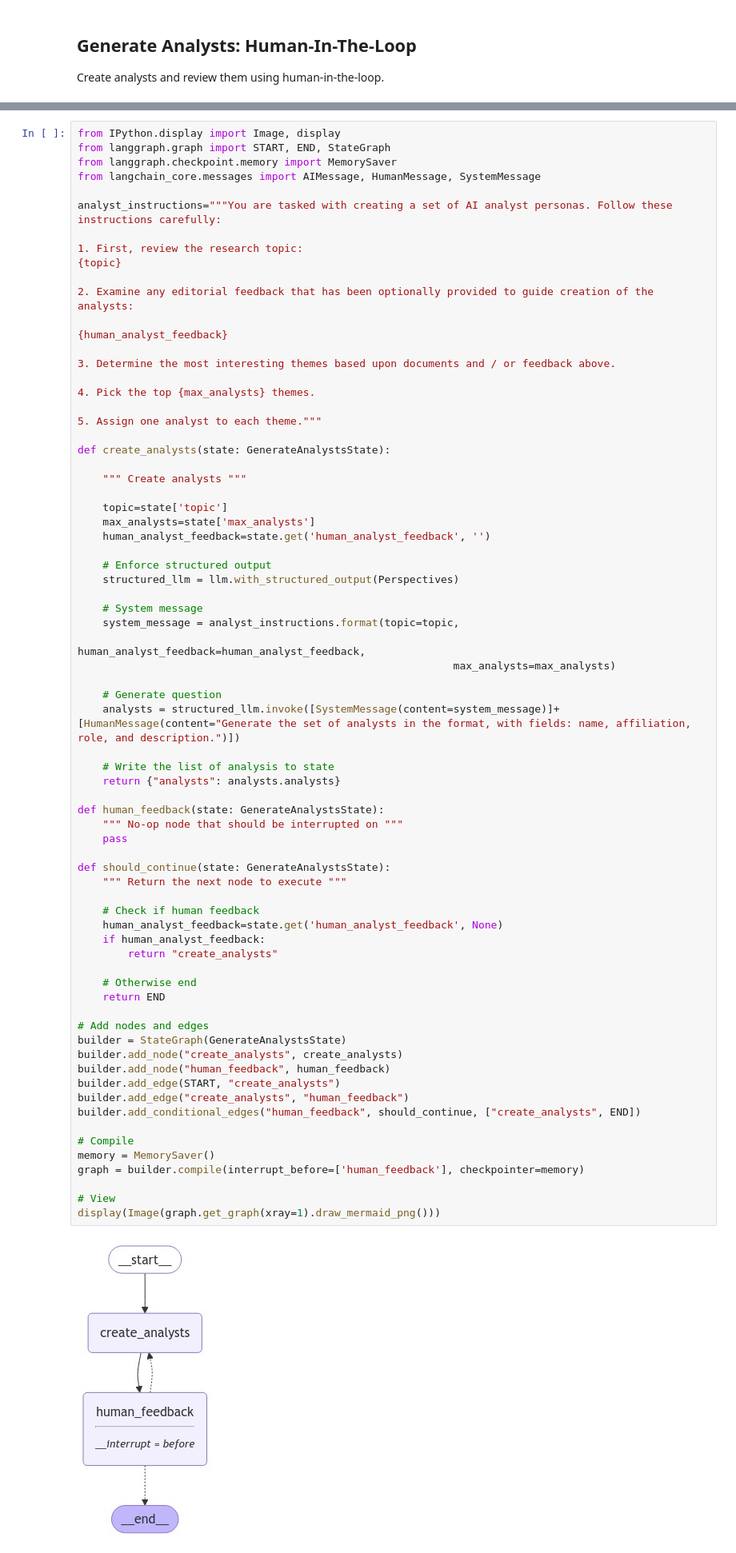
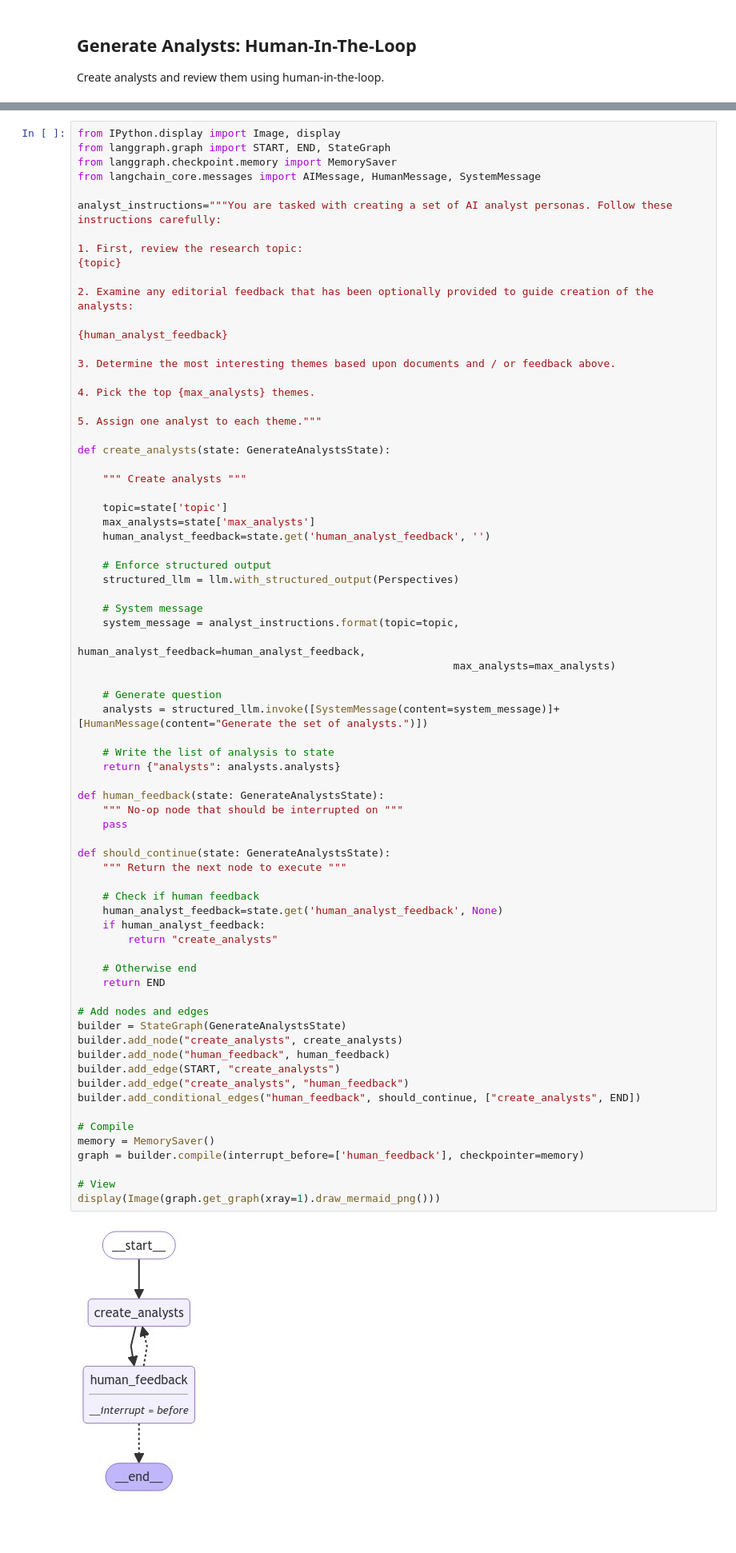
Before and after one commit to Msaleemakhtar/Langgraph, a Jupyter notebook: module-4/research-assistant.ipynb, the cells around one changed output, grey strips where cells are left out. Shown at 80% size. Saved outputs shown, nothing was run; the diff lists cells and outputs as text; blank space fills up the shorter version.

```diff
--- a/module-4/research-assistant.ipynb
+++ b/module-4/research-assistant.ipynb
@@ -143,7 +139,7 @@ def create_analysts(state: GenerateAnalystsState):
                                                             max_analysts=max_analysts)
 
     # Generate question
-    analysts = structured_llm.invoke([SystemMessage(content=system_message)]+[HumanMessage(content="Generate the set of analysts in the format, with fields: name, affiliation, role, and description.")])
+    analysts = structured_llm.invoke([SystemMessage(content=system_message)]+[HumanMessage(content="Generate the set of analysts.")])
 
     # Write the list of analysis to state
     return {"analysts": analysts.analysts}
@@ -151,34 +147,34 @@ def create_analysts(state: GenerateAnalystsState):
 def human_feedback(state: GenerateAnalystsState):
     """ No-op node that should be interrupted on """
     pass
 
 def should_continue(state: GenerateAnalystsState):
     """ Return the next node to execute """
 
     # Check if human feedback
     human_analyst_feedback=state.get('human_analyst_feedback', None)
     if human_analyst_feedback:
         return "create_analysts"
 
     # Otherwise end
     return END
 
 # Add nodes and edges
 builder = StateGraph(GenerateAnalystsState)
 builder.add_node("create_analysts", create_analysts)
 builder.add_node("human_feedback", human_feedback)
 builder.add_edge(START, "create_analysts")
 builder.add_edge("create_analysts", "human_feedback")
 builder.add_conditional_edges("human_feedback", should_continue, ["create_analysts", END])
 
 # Compile
 memory = MemorySaver()
 graph = builder.compile(interrupt_before=['human_feedback'], checkpointer=memory)
 
 # View
 display(Image(graph.get_graph(xray=1).draw_mermaid_png()))
 # %% [output]
-[figure, old version]
+[figure, new version]
 # %%
 # Input
 max_analysts = 3
```
Also changed, not shown: parts of 4 cells of this notebook.
